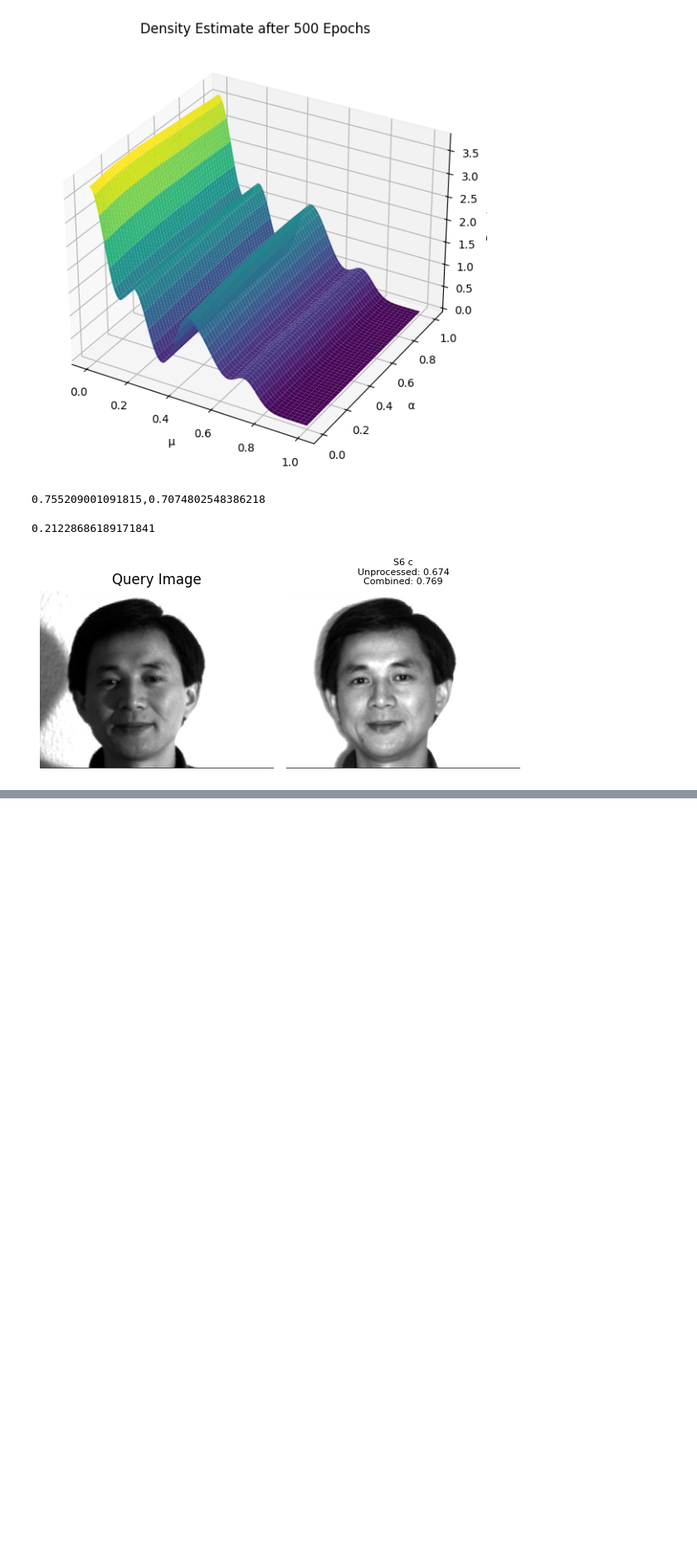
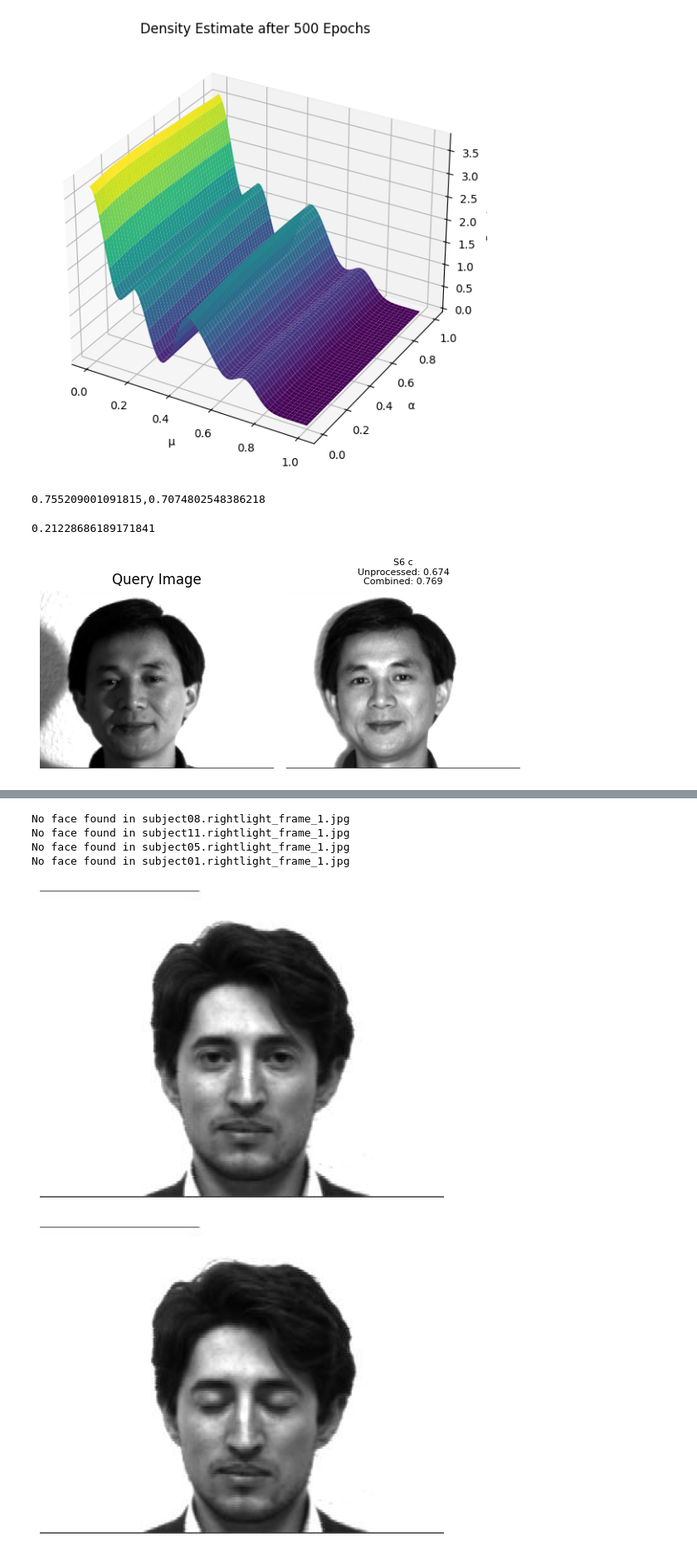
Before and after one commit to divyanash911/Illumination-invariance-face-recognition, a Jupyter notebook: implementation.ipynb, the cells around one changed output, grey strips where cells are left out. Shown at 83% size. Cells and saved outputs as stored; diff of their text form; code cells hidden in the pictures; blank space fills up the shorter version.

```diff
--- a/implementation.ipynb
+++ b/implementation.ipynb
@@ -743,0 +762,44 @@ visualize_similarities(query_image, dataset, self_quotient_image, cosine_similar
+# %%
+import face_recognition
+
+def get_best_match_using_face_recognition(query_image, dataset):
+    query_embedding = face_recognition.face_encodings(query_image)[0]
+    best_match = None
+    similarity_score = -np.inf
+
+    for gallery_image_val in dataset:
+        gallery_image = gallery_image_val["image_data"]
+        gallery_embedding = face_recognition.face_encodings(gallery_image)
+        if not gallery_embedding:
+            print(f"No face found in {gallery_image_val['query_name']}")
+            continue
+        gallery_embedding = gallery_embedding[0]
+        similarity = 1 - cosine(query_embedding, gallery_embedding)
+
+        if similarity > similarity_score:
+            similarity_score = similarity
+            best_match = gallery_image_val
+
+    return best_match
+
+query_path = "./subject03.sleepy_frame_1.jpg"
+query_image_dl = face_recognition.load_image_file(query_path)
+dataset_dl = []
+for file in glob.glob("data_center/*.jpg"):
+    basename = os.path.basename(file)
+    subject_id = extract_subject_id(file)
+    lighting = extract_subject_lighting(file)
+    image_data = face_recognition.load_image_file(file)
+    dataset_dl.append({"subject_id": subject_id, "image_data": image_data,"illumination":lighting,"query_name":basename})
+
+best_match_fr = get_best_match_using_face_recognition(query_image_dl, dataset_dl)
+match_image_fr = best_match_fr["image_data"]
+preview_image(match_image_fr)
+preview_image(query_image_dl)
+# %% [output]
+No face found in subject08.rightlight_frame_1.jpg
+No face found in subject11.rightlight_frame_1.jpg
+No face found in subject05.rightlight_frame_1.jpg
+No face found in subject01.rightlight_frame_1.jpg
+[figure, added]
+[figure, added]
```
Also changed, not shown: parts of 2 cells of this notebook, 4 other files.
